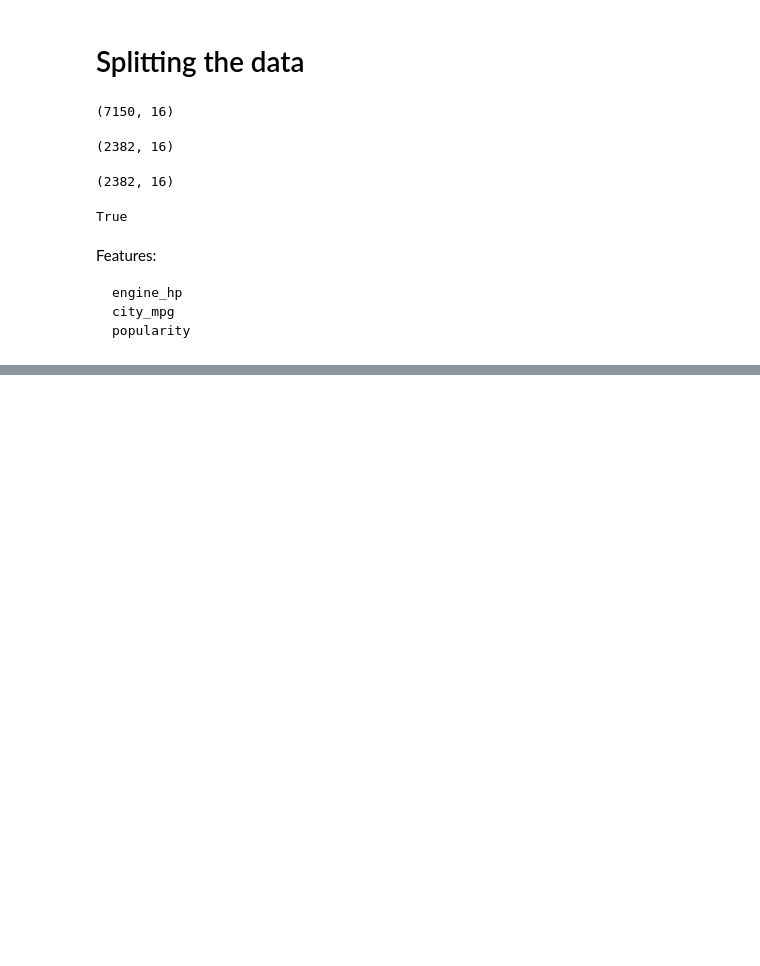
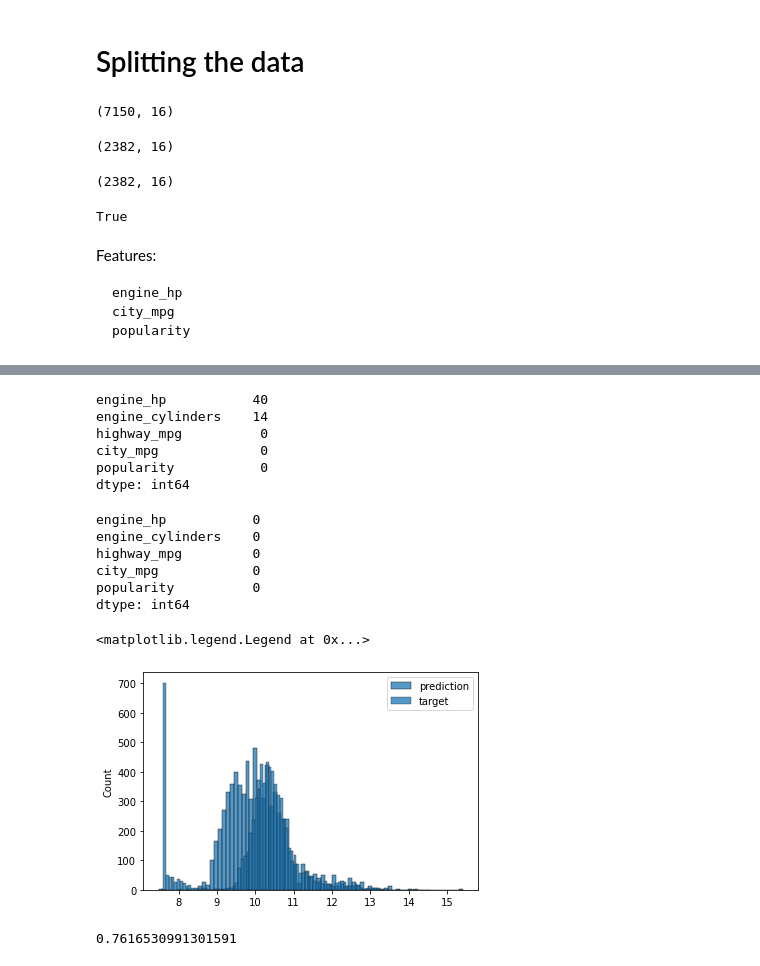
Before and after one commit to Kaewin/car-price-prediction, a Jupyter notebook: eda.ipynb, the cells around one changed output, grey strips where cells are left out. Drawn from its saved outputs; the diff is of its cells as text; code cells hidden in the pictures; blank space fills up the shorter version.

```diff
--- a/eda.ipynb
+++ b/eda.ipynb
@@ -148,0 +199,33 @@ def linear_regression(xi):
+# %%
+df_num.isna().sum()
+# %% [output]
+engine_hp           40
+engine_cylinders    14
+highway_mpg          0
+city_mpg             0
+popularity           0
+dtype: int64
+# %%
+df_num = df_num.fillna(0)
+# %%
+df_num.isna().sum()
+# %% [output]
+engine_hp           0
+engine_cylinders    0
+highway_mpg         0
+city_mpg            0
+popularity          0
+dtype: int64
+# %%
+X_train = df_num.values
+# %%
+w_0, w = train_linear_regression(X_train, y_train)
+# %%
+y_pred = w_0 + X_train.dot(w)
+# %%
+sns.histplot(y_pred, label='prediction')
+sns.histplot(y_train, label='target')
+plt.legend()
+# %% [output]
+<matplotlib.legend.Legend at 0x...>
+[figure, added]
@@ -148,0 +243,4 @@ def linear_regression(xi):
+# %%
+rmse(y_val, y_pred)
+# %% [output]
+0.7616530991301591
```
Also changed, not shown: parts of 8 cells of this notebook.
